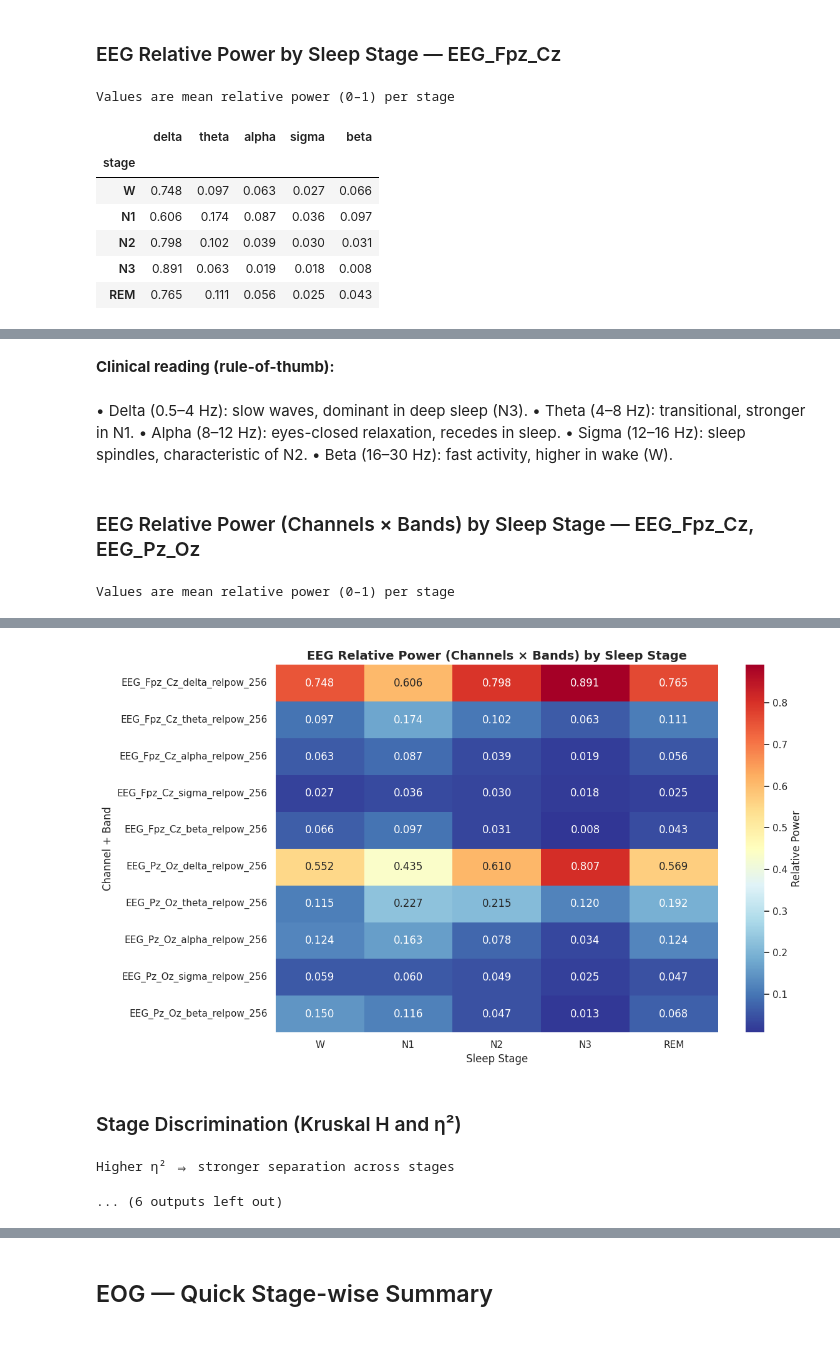
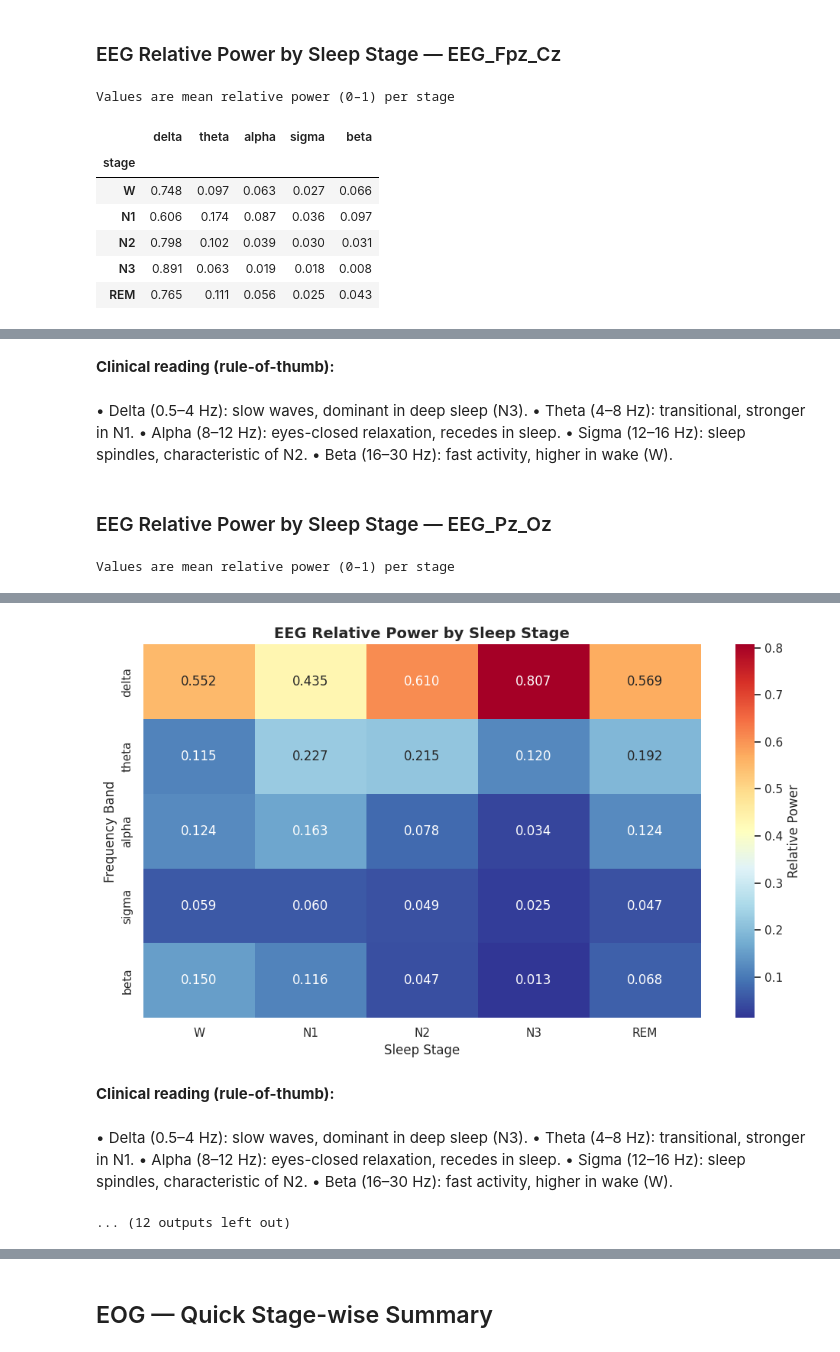
Before and after one commit to LeonardoMBarca/sleep-stages-classification, a Jupyter notebook: src/data-analysis/sleep-telemetry/eda.ipynb, the cells around one changed output, grey strips where cells are left out. Cells and saved outputs as stored; diff of their text form; code cells hidden in the pictures.

```diff
--- a/src/data-analysis/sleep-telemetry/eda.ipynb
+++ b/src/data-analysis/sleep-telemetry/eda.ipynb
@@ -512,6 +516,7 @@ def spectral_panel(
     display(Markdown("• " + "\n• ".join(L["clinical_bullets"])))
 
 spectral_panel(df, channels=("EEG_Fpz_Cz",), stage_order=stage_order, show_stats=False, lang="en")
+spectral_panel(df, channels=("EEG_Pz_Oz",), stage_order=stage_order, show_stats=False, lang="en")
 spectral_panel(df, channels=("EEG_Fpz_Cz","EEG_Pz_Oz"), stage_order=stage_order, show_stats=True, lang="en")
 # %% [output]
 ### EEG Relative Power by Sleep Stage — EEG_Fpz_Cz
@@ -530,5 +535,5 @@ Values are mean relative power (0–1) per stage
 • Alpha (8–12 Hz): eyes-closed relaxation, recedes in sleep.
 • Sigma (12–16 Hz): sleep spindles, characteristic of N2.
 • Beta (16–30 Hz): fast activity, higher in wake (W).
-### EEG Relative Power (Channels × Bands) by Sleep Stage — EEG_Fpz_Cz, EEG_Pz_Oz
+### EEG Relative Power by Sleep Stage — EEG_Pz_Oz
 Values are mean relative power (0–1) per stage
@@ -542,4 +547,8 @@ Values are mean relative power (0–1) per stage
-[figure, old version]
+[figure, new version]
-### Stage Discrimination (Kruskal H and η²)
+**Clinical reading (rule-of-thumb):**
+• Delta (0.5–4 Hz): slow waves, dominant in deep sleep (N3).
+• Theta (4–8 Hz): transitional, stronger in N1.
+• Alpha (8–12 Hz): eyes-closed relaxation, recedes in sleep.
+• Sigma (12–16 Hz): sleep spindles, characteristic of N2.
+• Beta (16–30 Hz): fast activity, higher in wake (W).
-Higher η² ⇒ stronger separation across stages
+... (12 outputs left out)
-... (6 outputs left out)
```
Also changed, not shown: parts of 35 cells of this notebook, 43 other files.
